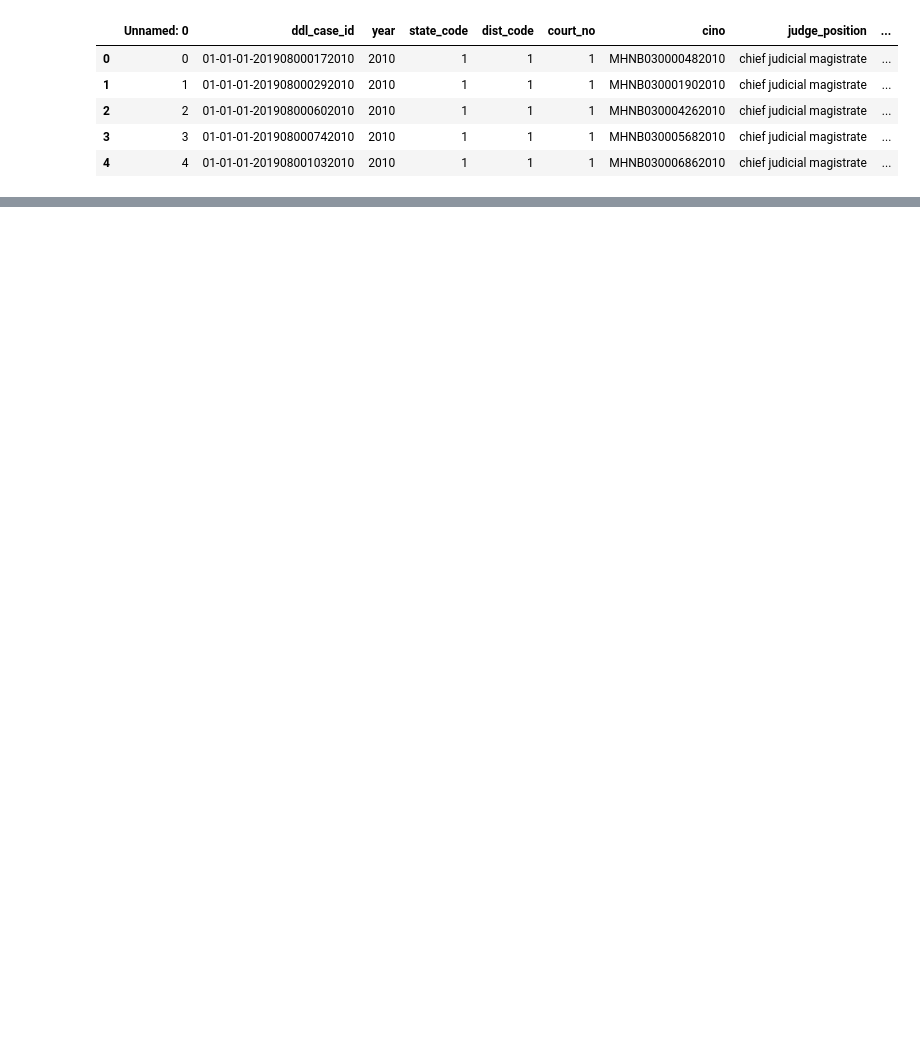
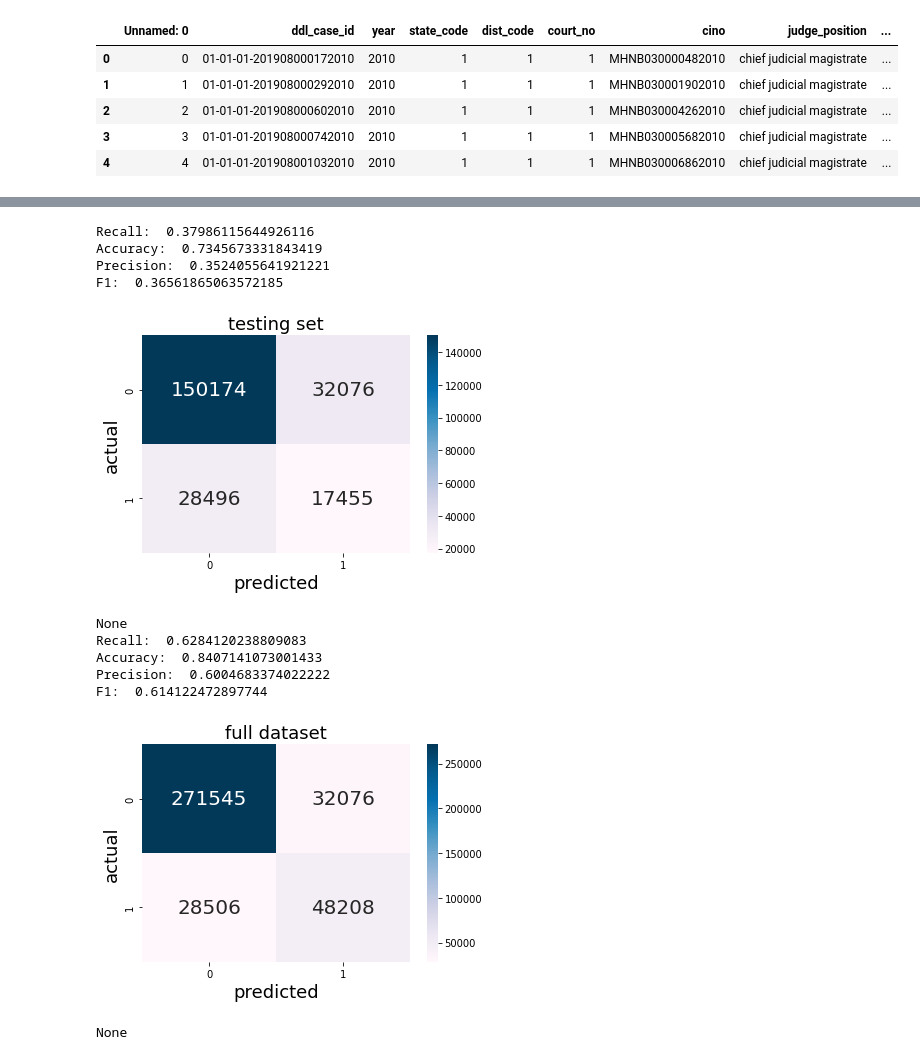
Before and after one commit to Arnav-Negi/precog, a Jupyter notebook: notebooks/classification.ipynb, the cells around one changed output, grey strips where cells are left out. Cells and saved outputs as stored; diff of their text form; code cells hidden in the pictures; blank space fills up the shorter version.

```diff
--- a/notebooks/classification.ipynb
+++ b/notebooks/classification.ipynb
@@ -126,0 +266,15 @@ df_merged.head()
+# %%
+RunModel(DecisionTreeClassifier(random_state=0))
+# %% [output]
+Recall:  0.37986115644926116
+Accuracy:  0.7345673331843419
+Precision:  0.3524055641921221
+F1:  0.36561865063572185
+[figure, added]
+None
+Recall:  0.6284120238809083
+Accuracy:  0.8407141073001433
+Precision:  0.6004683374022222
+F1:  0.614122472897744
+[figure, added]
+None
```
Also changed, not shown: parts of 35 cells of this notebook, 2 other files.
